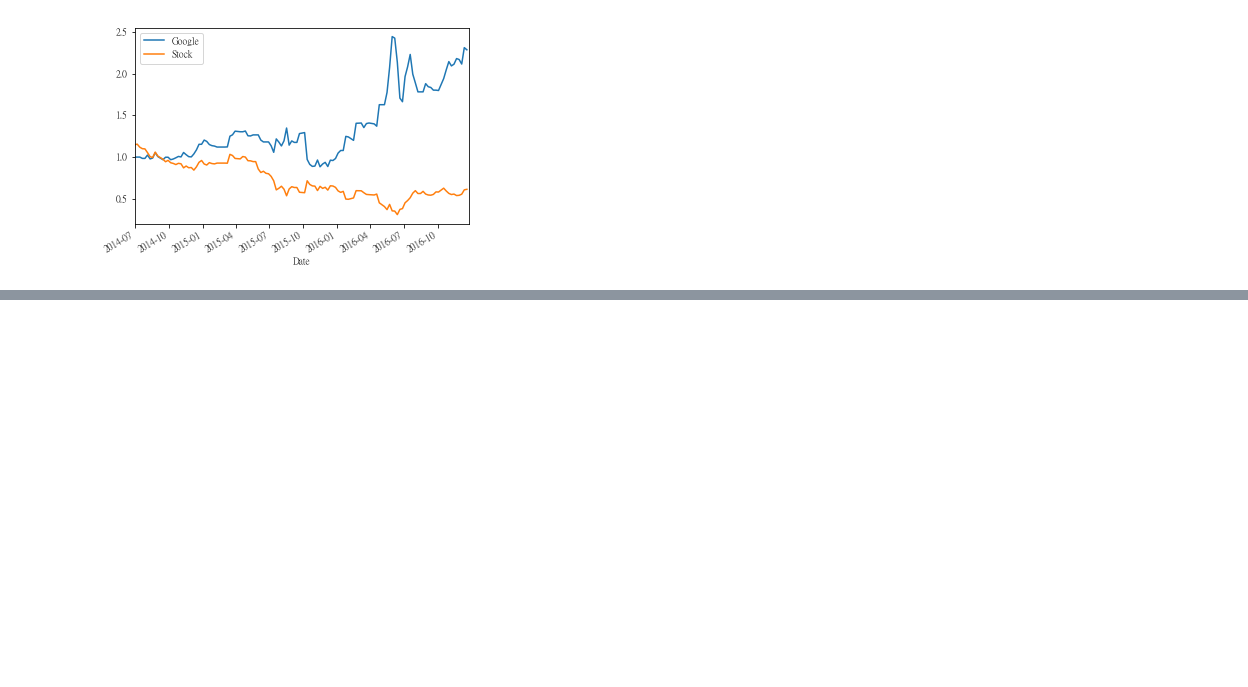
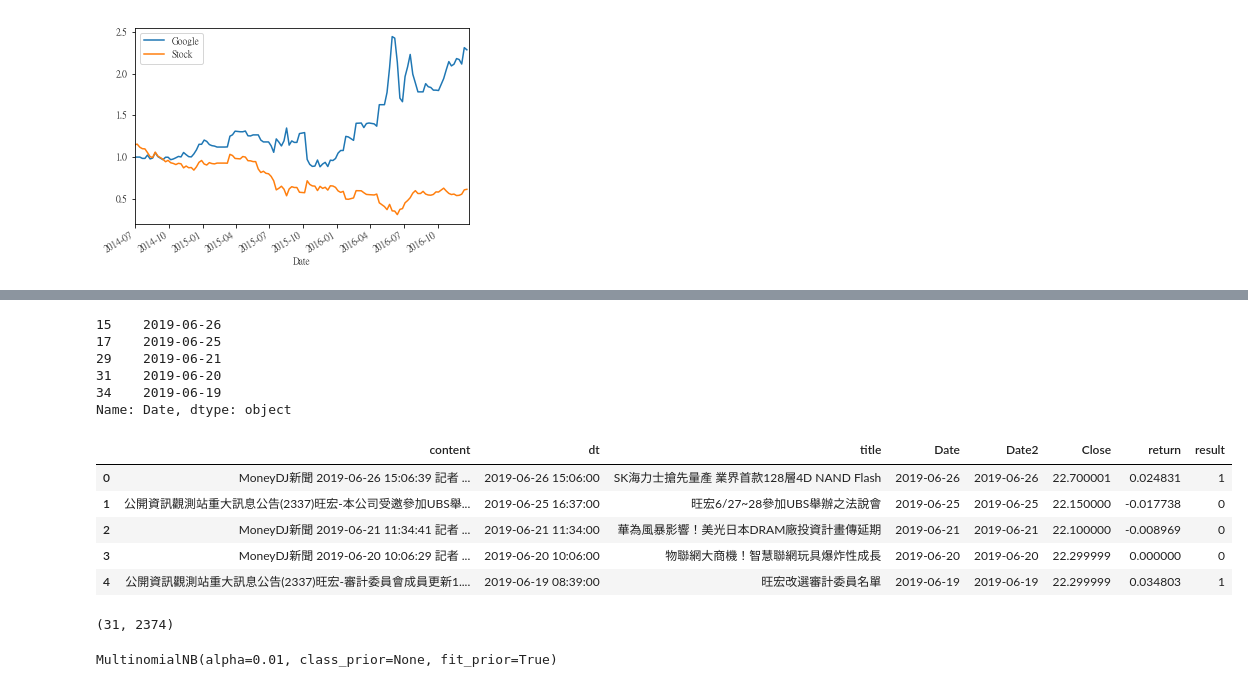
Before and after one commit to ywchiu/financepy, a Jupyter notebook: Demo20190629.ipynb, the cells around one changed output, grey strips where cells are left out. Cells and saved outputs as stored; diff of their text form; code cells hidden in the pictures; blank space fills up the shorter version.

```diff
--- a/Demo20190629.ipynb
+++ b/Demo20190629.ipynb
@@ -1078,0 +1107,26 @@ Date
+# %%
+stock['Date'] = stock['Date'].astype(str)
+# %%
+df['Date'] =df['Date'].astype(str)
+# %%
+df['Date'].head()
+# %% [output]
+15    2019-06-26
+17    2019-06-25
+29    2019-06-21
+31    2019-06-20
+34    2019-06-19
+Name: Date, dtype: object
+# %%
+stock.columns = ['Date2', 'Close', 'return']
+# %%
+m = pandas.merge(df, stock, left_on='Date', right_on='Date2')
+# %%
+m.head()
+# %% [output]
+|  | content | dt | title | Date | Date2 | Close | return | result |
+| 0 | MoneyDJ新聞 2019-06-26 15:06:39 記者 ... | 2019-06-26 15:06:00 | SK海力士搶先量產 業界首款128層4D NAND Flash | 2019-06-26 | 2019-06-26 | 22.700001 | 0.024831 | 1 |
+| 1 | 公開資訊觀測站重大訊息公告(2337)旺宏-本公司受邀參加UBS舉... | 2019-06-25 16:37:00 | 旺宏6/27~28參加UBS舉辦之法說會 | 2019-06-25 | 2019-06-25 | 22.150000 | -0.017738 | 0 |
+| 2 | MoneyDJ新聞 2019-06-21 11:34:41 記者 ... | 2019-06-21 11:34:00 | 華為風暴影響！美光日本DRAM廠投資計畫傳延期 | 2019-06-21 | 2019-06-21 | 22.100000 | -0.008969 | 0 |
+| 3 | MoneyDJ新聞 2019-06-20 10:06:29 記者 ... | 2019-06-20 10:06:00 | 物聯網大商機！智慧聯網玩具爆炸性成長 | 2019-06-20 | 2019-06-20 | 22.299999 | 0.000000 | 0 |
+| 4 | 公開資訊觀測站重大訊息公告(2337)旺宏-審計委員會成員更新1.... | 2019-06-19 08:39:00 | 旺宏改選審計委員名單 | 2019-06-19 | 2019-06-19 | 22.299999 | 0.034803 | 1 |
@@ -1078,0 +1152,10 @@ Date
+# %%
+X.shape
+# %% [output]
+(31, 2374)
+# %%
+from sklearn.naive_bayes import MultinomialNB
+clf = MultinomialNB(alpha = 0.01)
+clf.fit(X, tags)
+# %% [output]
+MultinomialNB(alpha=0.01, class_prior=None, fit_prior=True)
```
Also changed, not shown: parts of 17 cells of this notebook.
